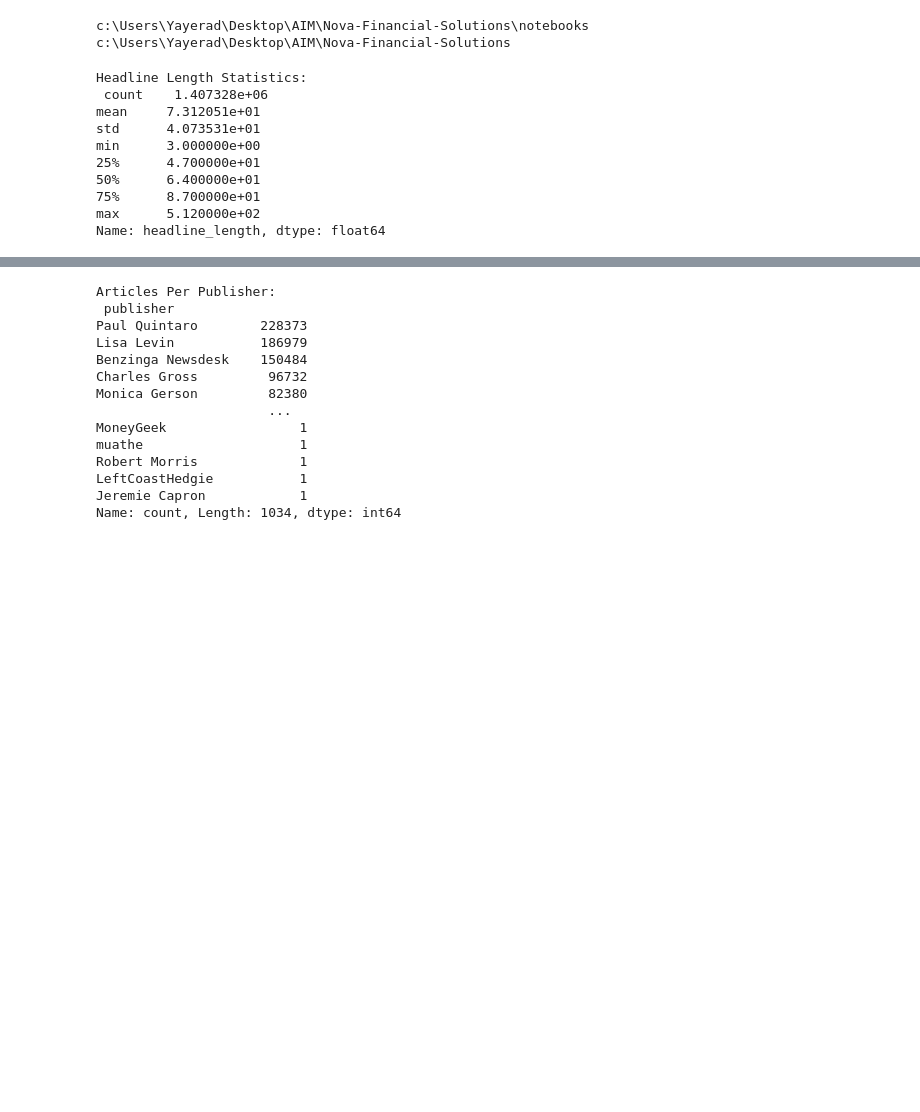
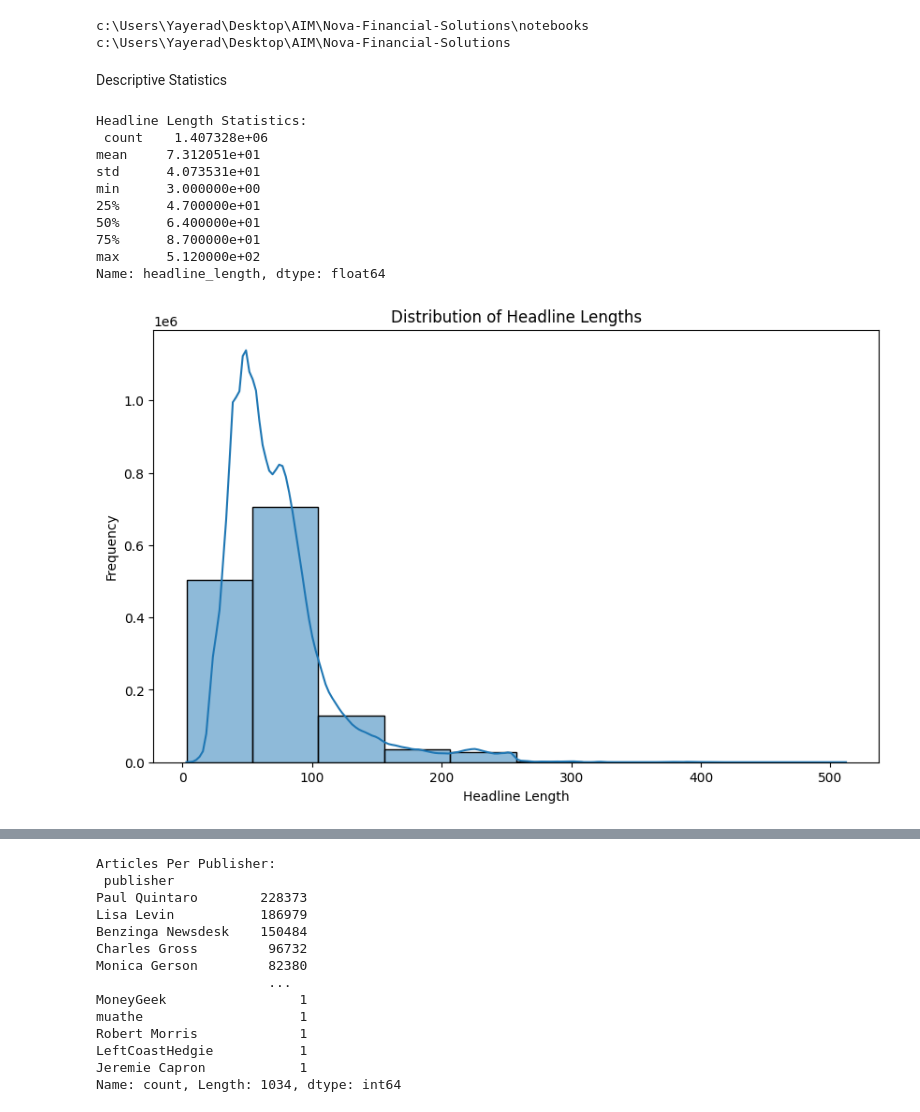
Before and after one commit to Yayerad/Nova-Financial-Solutions, a Jupyter notebook: notebooks/eda.ipynb, the cells around one changed output, grey strips where cells are left out. Saved outputs shown, nothing was run; the diff lists cells and outputs as text; code cells hidden in the pictures; blank space fills up the shorter version.

```diff
--- a/notebooks/eda.ipynb
+++ b/notebooks/eda.ipynb
@@ -21,18 +21,40 @@ from scripts.time_series_analysis import publication_trends
 # %%
 # Load the data
 df = load_data('../data/raw_analyst_ratings.csv')
-# %%
-# Perform EDA
-headline_stats = headline_length_stats(df)
-print("Headline Length Statistics:\n", headline_stats)
-# %% [output]
-Headline Length Statistics:
- count    1.407328e+06
-mean     7.312051e+01
-std      4.073531e+01
-min      3.000000e+00
-25%      4.700000e+01
-50%      6.400000e+01
-75%      8.700000e+01
-max      5.120000e+02
-Name: headline_length, dtype: float64
+# %% [markdown]
+Descriptive Statistics
+# %%
+import matplotlib.pyplot as plt
+import seaborn as sns
+# Calculate headline lengths
+headline_stats = headline_length_stats(df)
+print("Headline Length Statistics:\n", headline_stats)
+
+
+
+# Plot histogram of headline lengths
+plt.figure(figsize=(10, 6))
+sns.histplot(df['headline_length'], bins=10, kde=True)
+plt.title('Distribution of Headline Lengths')
+plt.xlabel('Headline Length')
+plt.ylabel('Frequency')
+plt.show()
+
+# Box plot of headline lengths
+plt.figure(figsize=(10, 6))
+sns.boxplot(x=df['headline_length'])
+plt.title('Box Plot of Headline Lengths')
+plt.xlabel('Headline Length')
+plt.show()
+# %% [output]
+Headline Length Statistics:
+ count    1.407328e+06
+mean     7.312051e+01
+std      4.073531e+01
+min      3.000000e+00
+25%      4.700000e+01
+50%      6.400000e+01
+75%      8.700000e+01
+max      5.120000e+02
+Name: headline_length, dtype: float64
+[figure, added]
```
Also changed, not shown: parts of 8 cells of this notebook.
